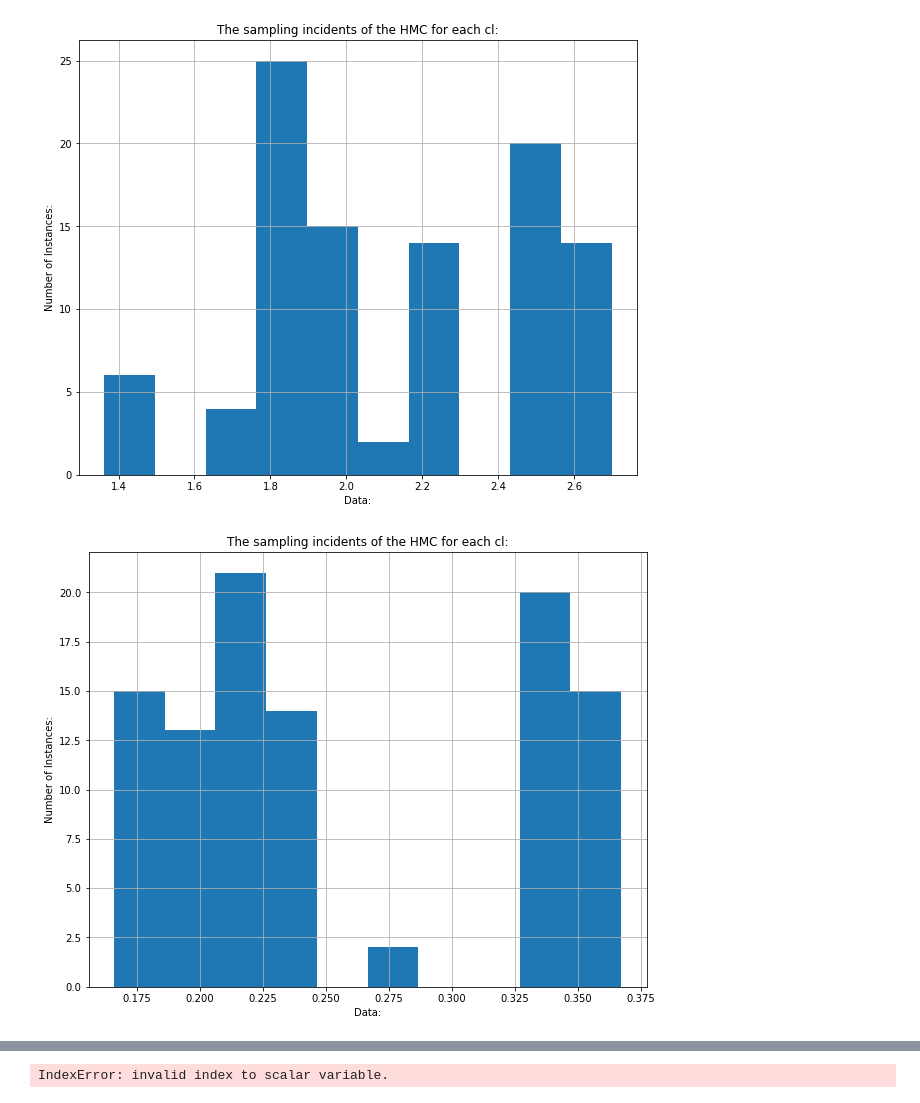
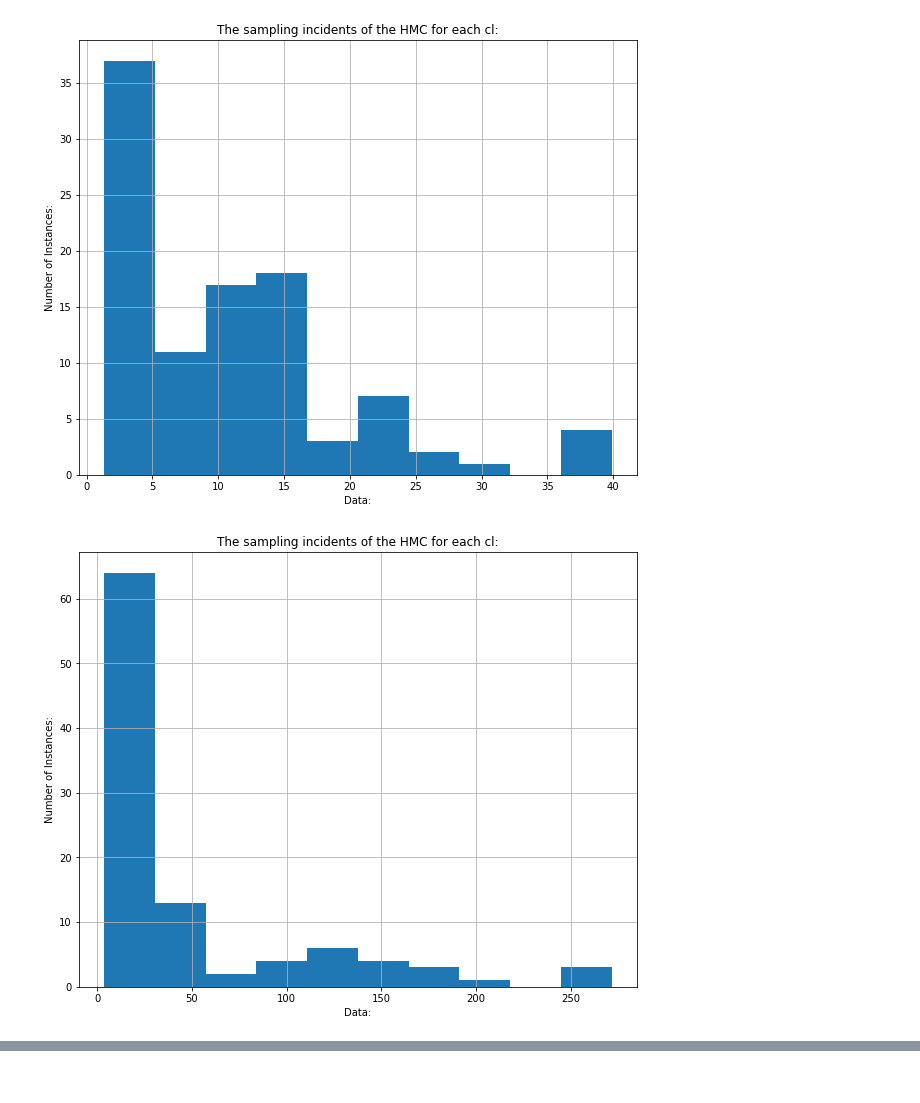
Before and after one commit to Oscar-Hickman/Cosmology-from-the-CMB-with-advanced-sampling-techniques, a Jupyter notebook: Main.ipynb, the cells around one changed output, grey strips where cells are left out. Drawn from its saved outputs; the diff is of its cells as text; code cells hidden in the pictures.

```diff
--- a/Main.ipynb
+++ b/Main.ipynb
@@ -497,7 +409,7 @@ plotpwrspctrm(noisecl3) #plots the estimated power spectrum.
 # %%
 #Trial with parameters 4
 parameters4 = [67.74, 0.0486, 0.2589, 0.06, 0.0, 0.066] #cosmological parameters.
-lmax4 = 3  #lmax value wanted from data
+lmax4 = 6  #lmax value wanted from data
 NSIDE4 = int(lmax4/3)  #len(cls1)/3   #3*nside = len(cls)
 n4 = np.linspace(5,5,(12*(NSIDE4)**2))
 Ninv4 = []
@@ -505,13 +417,11 @@ for i in range(len(n4)):
     Ninv4.append(1/(n4[i]**2)) #finds the inverse noise matrix
 
 cls4 = call_CAMB_map(parameters4, lmax4) #power spectrum for the given parameters and lmax.
-plotpwrspctrm(cls4) #plot of the power spectrum.
 map4 = hpcltomap(cls4, NSIDE4)  #generates a map from the power spectrum
 map4 = hpmapsmooth(map4, lmax4) #applies a gaussian beam smoother to the map
-mollviewmap(map4)
 noisemap4 = noisemapfunc(map4,n4[0])[0] #adds noise to the map
-mollviewmap(noisemap4)
-hnoisealms4 = maptoalm(noisemap4) #alms in my ordering
-noisecl4 = almtocl(hnoisealms4, lmax4) #
+
+noisealm4 = np.array(maptoalm(noisemap4)) #recover cls from map
+noisecl4 = almtocl(noisealm4, lmax4)
 plotpwrspctrm(noisecl4) #plots the estimated power spectrum.
 # %% [output]
@@ -613,15 +558,16 @@ sp.optimize.fmin(psi, x0, args = (noisemap, lmax4, Ninv4), xtol=5)
 # %%
-def run_chain1(initial_state, num_results=10, num_burnin_steps=5):
+def run_chain1(initial_state, num_results=100, num_burnin_steps=50):
     '''Returns the desired walks through parameter space for a fixed step size.'''
     return tfp.mcmc.sample_chain(num_results=num_results, num_burnin_steps=num_burnin_steps,
                                current_state=initial_state, kernel=hmc_kernel, trace_fn=lambda current_state,
                                kernel_results: kernel_results)
 
 
-hmc_kernel = tfp.mcmc.HamiltonianMonteCarlo(target_log_prob_fn=psi_tf, step_size=0.1, num_leapfrog_steps=2)#, state_gradients_are_stopped=True)
+hmc_kernel = tfp.mcmc.HamiltonianMonteCarlo(target_log_prob_fn=psi_tf, step_size=0.1,
+                                            num_leapfrog_steps=2) #, state_gradients_are_stopped = True)
 
-
-
-samples1, kernel_results1 = run_chain1(x0_tf) #Runs the chain
+shape = multtensor(lmax4,len_ralm)
+x1_tf = tf.convert_to_tensor(x1) #inital guess
+samples1, kernel_results1 = run_chain1(x1_tf) #Runs the chain
 print("Acceptance rate:", kernel_results1.is_accepted.numpy().mean())
 # %% [output]
@@ -669,6 +631,8 @@ nut_kernel = tfp.mcmc.NoUTurnSampler(target_log_prob_fn=psi_tf, step_size=0.1, m
                                      max_energy_diff=1000.0, unrolled_leapfrog_steps=1,
                                      parallel_iterations=10) #, state_gradients_are_stopped = True)
 
-samples3, kernel_results3 = run_chain1(x0_tf) #Runs the chain
+shape = multtensor(lmax4,len_ralm)
+x1_tf = tf.convert_to_tensor(x1) #inital guess
+samples1, kernel_results1 = run_chain1(x1_tf) #Runs the chain
 print("Acceptance rate:", kernel_results1.is_accepted.numpy().mean())
 # %% [output]
@@ -695,19 +657,19 @@ Samples: tf.Tensor(
 # %%
-lncl_samples = tf.slice(samples,[0,0],[len(samples),lmax]) #The sampled cls from the adaptive step size HMC
+lncl_samples = tf.slice(samples1,[0,0],[100,6]) #The sampled cls from the adaptive step size HMC
 cl_samples = tf.math.exp(lncl_samples)
-mean_cl = [tf.math.reduce_mean(cl_samples[:,i])  for i in range(lmax)] #The mean of the sampled cls from the adaptive step size HMC
-std_cl = [tf.math.reduce_std(cl_samples[:,i])  for i in range(lmax)] #The standard deviation of the = sampled cls from the adaptive step size HMC
+mean_cl = [tf.math.reduce_mean(cl_samples[:,i])  for i in range(lmax4)] #The mean of the sampled cls from the adaptive step size HMC
+std_cl = [tf.math.reduce_std(cl_samples[:,i])  for i in range(lmax4)] #The standard deviation of the = sampled cls from the adaptive step size HMC
 plt.figure()
 plotpwrspctrm(mean_cl) # Plot of the mean sampled cls
-plotpwrspctrm(cls2) #Plot of the original cls
-ell = np.arange(lmax)
+plotpwrspctrm(cls4) #Plot of the original cls
+ell = np.arange(lmax4)
 plt.errorbar(ell,(ell*(ell+1)*mean_cl),xerr = 0, yerr = (ell*(ell+1)*std_cl))
 plt.grid()
 plt.legend(('final cls','inital cls'))
 plt.show()
 
 plt.figure(figsize = [10,8])
-[plt.hist((cl_samples[:,i].numpy()), bins = 15) for i in range(lmax)] #Histogram of the sampled cls for each l value.
+[plt.hist((cl_samples[:,i].numpy()), bins = 15) for i in range(lmax4)] #Histogram of the sampled cls for each l value.
 plt.legend((r'$\ell$ = 0','$\ell$ = 1','$\ell$ = 2','$\ell$ = 3','$\ell$ = 4','$\ell$ = 5'))
 plt.grid()
 plt.xlabel('Data:')
@@ -757,12 +699,12 @@ Original Map = [  7.32062064  19.03848163   8.04074533   9.14714539   9.02906829
 # %%
-for i in range(lmax):
+for i in range(lmax4):
     plt.figure(figsize = [10,8])
     plt.hist((cl_samples[:,i].numpy()))  #Histogram of the sampled cls for each l value.
     plt.grid()
     plt.xlabel('Data:')
     plt.ylabel('Number of Instances:')
     plt.title('The sampling incidents of the HMC for each cl:')
     plt.show()
 # %% [output]
-[figure, old version]
+[figure, new version]
-[figure, old version]
+[figure, new version]
@@ -782,7 +718,6 @@ for i in range(lmax):
 
 # loop over samples (what we want!)
 #saves the frames:
-Maps = [noisemap1,noisemap2]
 i = 0
 for s in Maps:
     # s[0] is the first bin!
@@ -801,5 +736,3 @@ fp_out = "/path/to/saving/gifs/kappa_2.gif"
 img, *imgs = [Image.open(f) for f in sorted(glob.glob(fp_in))]
 img.save(fp=fp_out, format='GIF', append_images=imgs,
          save_all=True, duration=80, loop=0, optimize=False)
-# %% [output]
-IndexError: invalid index to scalar variable.
```
Also changed, not shown: parts of 28 cells of this notebook.
